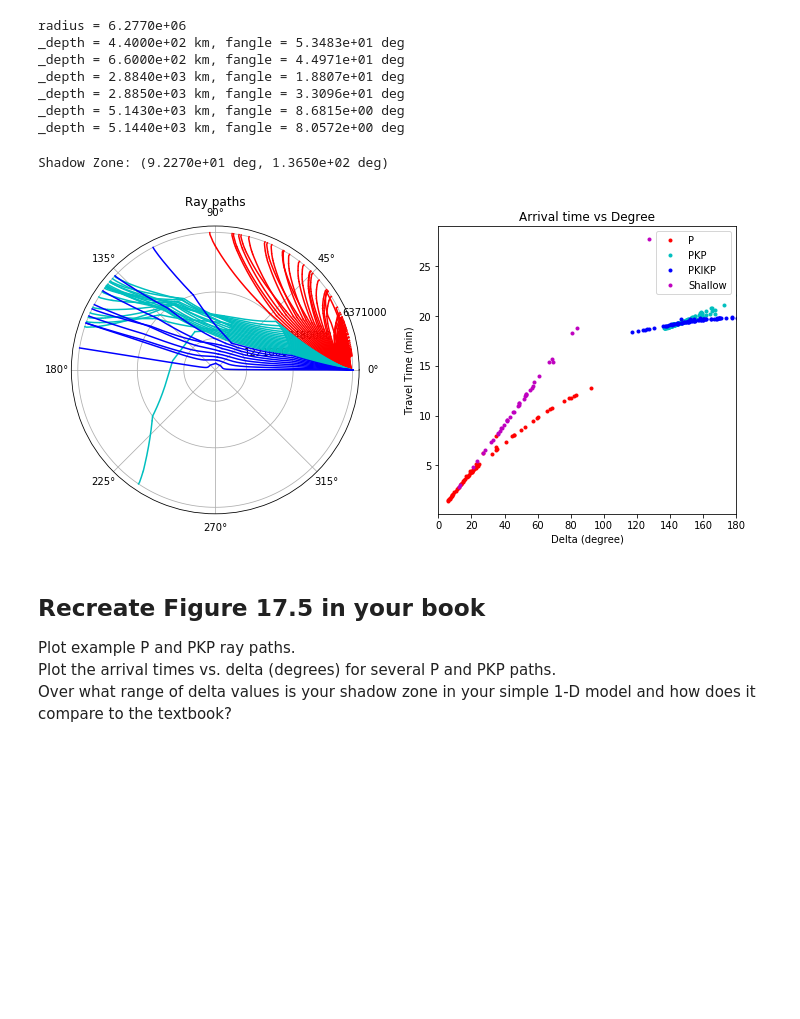
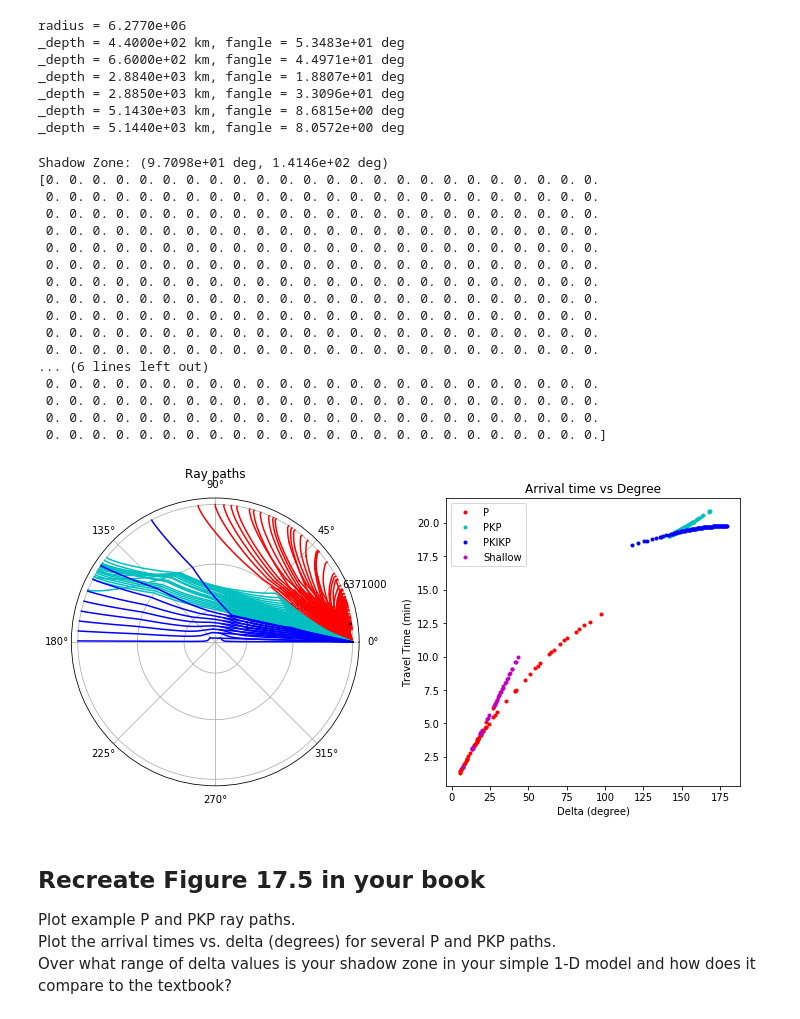
Before and after one commit to lhy11009/JupyterExamples, a Jupyter notebook: lab05/Lab05-student.ipynb, the cells around one changed output. Cells and saved outputs as stored; diff of their text form; code cells hidden in the pictures; blank space fills up the shorter version.

```diff
--- a/lab05/Lab05-student.ipynb
+++ b/lab05/Lab05-student.ipynb
@@ -858,6 +905,9 @@ _depth = 2.8850e+03 km, fangle = 3.3096e+01 deg
 _depth = 5.1430e+03 km, fangle = 8.6815e+00 deg
 _depth = 5.1440e+03 km, fangle = 8.0572e+00 deg
 # %%
+import warnings
+
+
 deg2rad = 1.0 / 180.0 * np.pi
 s2min = 1.0 / 60.0  # convert from second to minute
 delta0 = 0.0  # initial position on the circle
@@ -877,8 +927,8 @@ def RayPath(_delta0, _fangle, _MYPLANET):
     # RAY2 is the symetrical half of RAY
     RAY2 = RAYclass(_MYPLANET, 12)
     RAY2.refract(RAY)
-    time = RAY.get_total_time() * 2.0  # Time of the ray, which is twice the time for half of the ray
-    delta = (RAY.get_end_delta() - _delta0) * 2.0  # Delta value of the ray
+    time = RAY.get_total_time() * 2.0 + RAY.extra_time # Time of the ray, which is twice the time for half of the ray
+    delta = (RAY.get_end_delta() - _delta0) * 2.0 + RAY.extra_delta # Delta value of the ray
     return delta, time, RAY, RAY2
 
 
@@ -937,6 +987,15 @@ class RAYPATHGROUP():
         '''
         return self.Deltas
 
+delta, time, RAY, RAY2 = RayPath(0.0, np.pi/2.0, MYPLANET)
+extra_delta, extra_time = RAY.get_extra()
+assert((delta<1e-6) & (time<1e-6))
+with warnings.catch_warnings():
+    warnings.simplefilter("error")
+    delta, time, RAY, RAY2 = RayPath(0.0, 0.0, MYPLANET)
+assert(RAY.end==1)
+assert(abs((delta-180.0*deg2rad)/(180.0*deg2rad)) < 1e-6)
+
 RayPaths_P = RAYPATHGROUP((_crucial_fangles[2]+0.1)*deg2rad , 85.0*deg2rad, deg2rad)  # P wave
 RayPaths_P.propagate(0.0, MYPLANET)
 RayPaths_PKP = RAYPATHGROUP((_crucial_fangles[4]+0.1)*deg2rad , (_crucial_fangles[2]-0.1)*deg2rad, 0.05*deg2rad)  # PKP wave
@@ -945,43 +1004,63 @@ RayPaths_PKIKP = RAYPATHGROUP(0.1*deg2rad , (_crucial_fangles[4]-0.1)*deg2rad, 0
 RayPaths_PKIKP.propagate(0.0, MYPLANET)
 RayPaths_MTZ = RAYPATHGROUP((_crucial_fangles[1]-5.0)*deg2rad , (_crucial_fangles[0])*deg2rad, 0.1*deg2rad)  # MTZ
 RayPaths_MTZ.propagate(0.0, MYPLANET)
 RayPaths_shallow = RAYPATHGROUP(85.0*deg2rad , 89.0*deg2rad, 0.1*deg2rad)  # shallow P wave
 RayPaths_shallow.propagate(0.0, MYPLANET)
 print('Shadow Zone: (%.4e deg, %.4e deg)' % (np.max(RayPaths_P.get_deltas())/deg2rad, np.min(RayPaths_PKP.get_deltas())/deg2rad))
 
 # Plotting
 fig = plt.figure(figsize=(10, 5))
 ax0 = fig.add_subplot(121, projection='polar')  # plot ray
 for i in range(RayPaths_P.NR):
     # plot the P waves
-    ax0.plot(RayPaths_P.RAYs[i].get_delta(), RayPaths_P.RAYs[i].get_radius(),'r-')
-    ax0.plot(RayPaths_P.RAYs_2[i].get_delta(), RayPaths_P.RAYs_2[i].get_radius(),'r-')
+    plot_ray(ax0, RayPaths_P.RAYs[i], RayPaths_P.RAYs_2[i], color='r')
 for i in range(0, RayPaths_PKP.NR, 10):
     # plot the PKP waves
-    ax0.plot(RayPaths_PKP.RAYs[i].get_delta(), RayPaths_PKP.RAYs[i].get_radius(),'c-')
-    ax0.plot(RayPaths_PKP.RAYs_2[i].get_delta(), RayPaths_PKP.RAYs_2[i].get_radius(),'c-')
+    plot_ray(ax0, RayPaths_PKP.RAYs[i], RayPaths_PKP.RAYs_2[i], color='c')
 for i in range(0, RayPaths_PKIKP.NR, 10):
     # plot the P waves
-    ax0.plot(RayPaths_PKIKP.RAYs[i].get_delta(), RayPaths_PKIKP.RAYs[i].get_radius(),'b-')
-    ax0.plot(RayPaths_PKIKP.RAYs_2[i].get_delta(), RayPaths_PKIKP.RAYs_2[i].get_radius(),'b-')
+    plot_ray(ax0, RayPaths_PKIKP.RAYs[i], RayPaths_PKIKP.RAYs_2[i], color='b')
 
-    RinnerC = 1221e3  # inner core radius
+# # get the maximux time index in shallow P
+ind = np.argmin(RayPaths_shallow.get_times())
+# plot the max travel time ray in P
+print(RayPaths_shallow.RAYs[ind].length)
+ax0.plot(RayPaths_shallow.RAYs[ind].get_delta(), RayPaths_shallow.RAYs[ind].get_radius(),'k-')
+ax0.plot(RayPaths_shallow.RAYs_2[ind].get_delta(), RayPaths_shallow.RAYs_2[ind].get_radius(),'k-')
+
+RinnerC = 1221e3  # inner core radius
 ax0.set_rticks([RinnerC,Rcmb,Rearth])
 ax0.set_title("Ray paths")
 ax1 = fig.add_subplot(122)
 ax1.plot(RayPaths_P.get_deltas()/deg2rad, RayPaths_P.get_times()*s2min, 'r.', label = 'P')
 ax1.plot(RayPaths_PKP.get_deltas()/deg2rad, RayPaths_PKP.get_times()*s2min, 'c.', label = 'PKP')
 ax1.plot(RayPaths_PKIKP.get_deltas()/deg2rad, RayPaths_PKIKP.get_times()*s2min, 'b.', label = 'PKIKP')
 ax1.plot(RayPaths_shallow.get_deltas()/deg2rad, RayPaths_shallow.get_times()*s2min, 'm.', label = 'Shallow')
 ax1.set_title("Arrival time vs Degree")
-ax1.set_xlim((0.0, 180.0))
+# ax1.set_xlim((0.0, 180.0))
 ax1.set_xlabel("Delta (degree)")
 ax1.set_ylabel("Travel Time (min)")
 ax1.legend()
 fig.tight_layout()
 # %% [output]
-Shadow Zone: (9.2270e+01 deg, 1.3650e+02 deg)
+Shadow Zone: (9.7098e+01 deg, 1.4146e+02 deg)
+[0. 0. 0. 0. 0. 0. 0. 0. 0. 0. 0. 0. 0. 0. 0. 0. 0. 0. 0. 0. 0. 0. 0. 0.
+ 0. 0. 0. 0. 0. 0. 0. 0. 0. 0. 0. 0. 0. 0. 0. 0. 0. 0. 0. 0. 0. 0. 0. 0.
+ 0. 0. 0. 0. 0. 0. 0. 0. 0. 0. 0. 0. 0. 0. 0. 0. 0. 0. 0. 0. 0. 0. 0. 0.
+ 0. 0. 0. 0. 0. 0. 0. 0. 0. 0. 0. 0. 0. 0. 0. 0. 0. 0. 0. 0. 0. 0. 0. 0.
+ 0. 0. 0. 0. 0. 0. 0. 0. 0. 0. 0. 0. 0. 0. 0. 0. 0. 0. 0. 0. 0. 0. 0. 0.
+ 0. 0. 0. 0. 0. 0. 0. 0. 0. 0. 0. 0. 0. 0. 0. 0. 0. 0. 0. 0. 0. 0. 0. 0.
+ 0. 0. 0. 0. 0. 0. 0. 0. 0. 0. 0. 0. 0. 0. 0. 0. 0. 0. 0. 0. 0. 0. 0. 0.
+ 0. 0. 0. 0. 0. 0. 0. 0. 0. 0. 0. 0. 0. 0. 0. 0. 0. 0. 0. 0. 0. 0. 0. 0.
+ 0. 0. 0. 0. 0. 0. 0. 0. 0. 0. 0. 0. 0. 0. 0. 0. 0. 0. 0. 0. 0. 0. 0. 0.
+ 0. 0. 0. 0. 0. 0. 0. 0. 0. 0. 0. 0. 0. 0. 0. 0. 0. 0. 0. 0. 0. 0. 0. 0.
+ 0. 0. 0. 0. 0. 0. 0. 0. 0. 0. 0. 0. 0. 0. 0. 0. 0. 0. 0. 0. 0. 0. 0. 0.
+... (6 lines left out)
+ 0. 0. 0. 0. 0. 0. 0. 0. 0. 0. 0. 0. 0. 0. 0. 0. 0. 0. 0. 0. 0. 0. 0. 0.
+ 0. 0. 0. 0. 0. 0. 0. 0. 0. 0. 0. 0. 0. 0. 0. 0. 0. 0. 0. 0. 0. 0. 0. 0.
+ 0. 0. 0. 0. 0. 0. 0. 0. 0. 0. 0. 0. 0. 0. 0. 0. 0. 0. 0. 0. 0. 0. 0. 0.
+ 0. 0. 0. 0. 0. 0. 0. 0. 0. 0. 0. 0. 0. 0. 0. 0. 0. 0. 0. 0. 0. 0. 0. 0.]
-[figure, old version]
+[figure, new version]
 # %% [markdown]
 ## Recreate Figure 17.5 in your book
 
```
Also changed, not shown: parts of 1 cell of this notebook.
